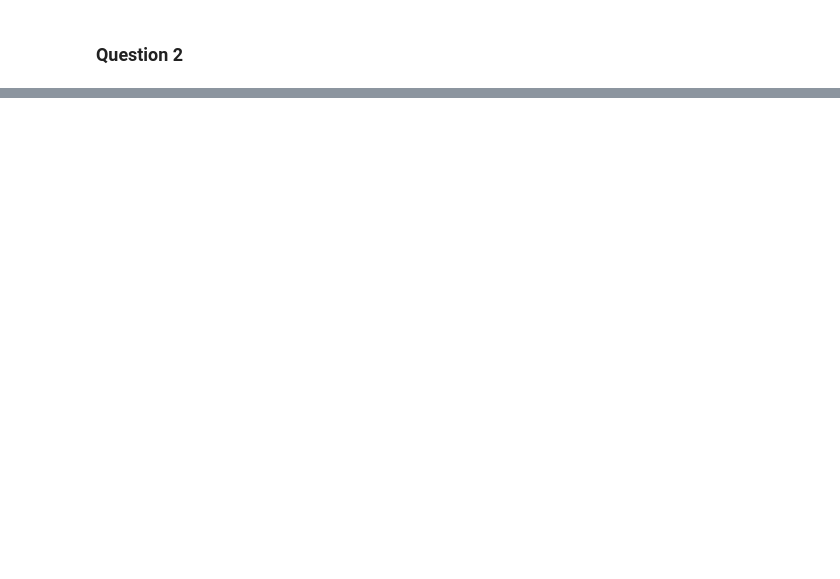
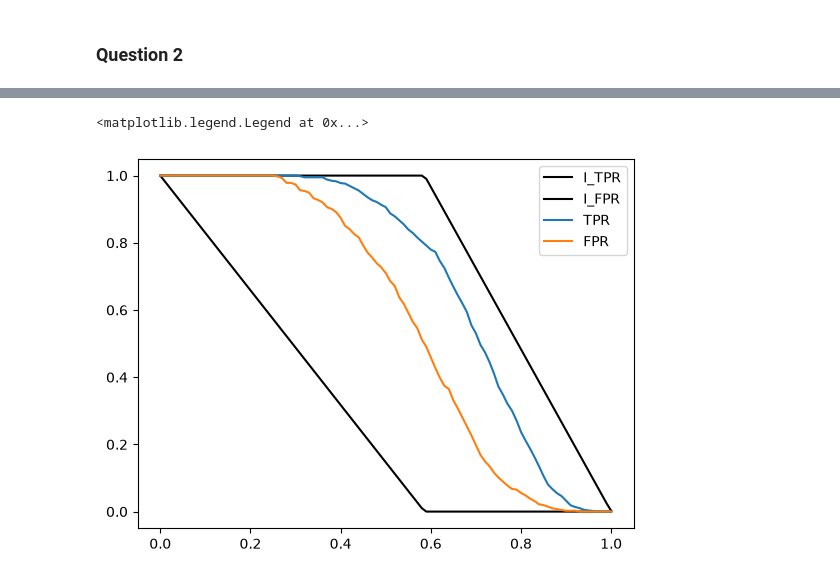
Before and after one commit to shohbitgupta/datatalk_ml_zoomcamp, a Jupyter notebook: datatalk_submission_04/homework.ipynb, the cells around one changed output, grey strips where cells are left out. Drawn from its saved outputs; the diff is of its cells as text; code cells hidden in the pictures; blank space fills up the shorter version.

```diff
--- a/datatalk_submission_04/homework.ipynb
+++ b/datatalk_submission_04/homework.ipynb
@@ -88,0 +148,19 @@ sk
+# %%
+from sklearn.metrics import auc
+
+df_model = tpr_fpr(y_val, y_pred)
+df_rand  = tpr_fpr(y_val, y_random)
+
+# AUC measures the area under the ROC curve.
+# The higher the AUC, the better the model is
+# at distinguishing between positive and negative classes.
+true_model_auc = auc(df_model.fpr, df_model.tpr)
+random_model_auc = auc(df_rand.fpr, df_rand.tpr)
+
+print(f"Model AUC (from table) : {auc(df_model.fpr, df_model.tpr):.3f}")
+print(f"Random AUC (from table): {auc(df_rand.fpr, df_rand.tpr):.3f}")
+
+if true_model_auc > random_model_auc:
+    print("The model already performs better than random.")
+else:
+    print("The model does not perform better than random.")
@@ -88,0 +171,10 @@ sk
+# %%
+actual_pos = (y_val == 1).sum()
+actual_neg = (y_val == 0).sum()
+
+y_ideal = np.repeat([0,1], [actual_pos, actual_neg]) # all ones
+
+y_ideal_predict = np.linspace(0, 1, len(y_val))
+
+accuracy_ideal = ((y_ideal_predict >= 0.732) == y_ideal).mean()
+accuracy_ideal.item()  # ideal predictions
@@ -88,0 +197,15 @@ sk
+# %%
+df_ideal = tpr_fpr(y_ideal, y_ideal_predict)
+plt.plot(df_ideal.threshold, df_ideal['tpr'], label = 'I_TPR', color = 'black')
+plt.plot(df_ideal.threshold, df_ideal['fpr'], label = 'I_FPR', color = 'black')
+
+# plt.plot(df_rand.threshold, df_rand['tpr'], label = 'R_TPR')
+# plt.plot(df_rand.threshold, df_rand['fpr'], label = 'R_FPR')
+
+plt.plot(df_model.threshold, df_model['tpr'], label = 'TPR')
+plt.plot(df_model.threshold, df_model['fpr'], label = 'FPR')
+
+plt.legend()
+# %% [output]
+<matplotlib.legend.Legend at 0x...>
+[figure, added]
```
Also changed, not shown: parts of 35 cells of this notebook.
